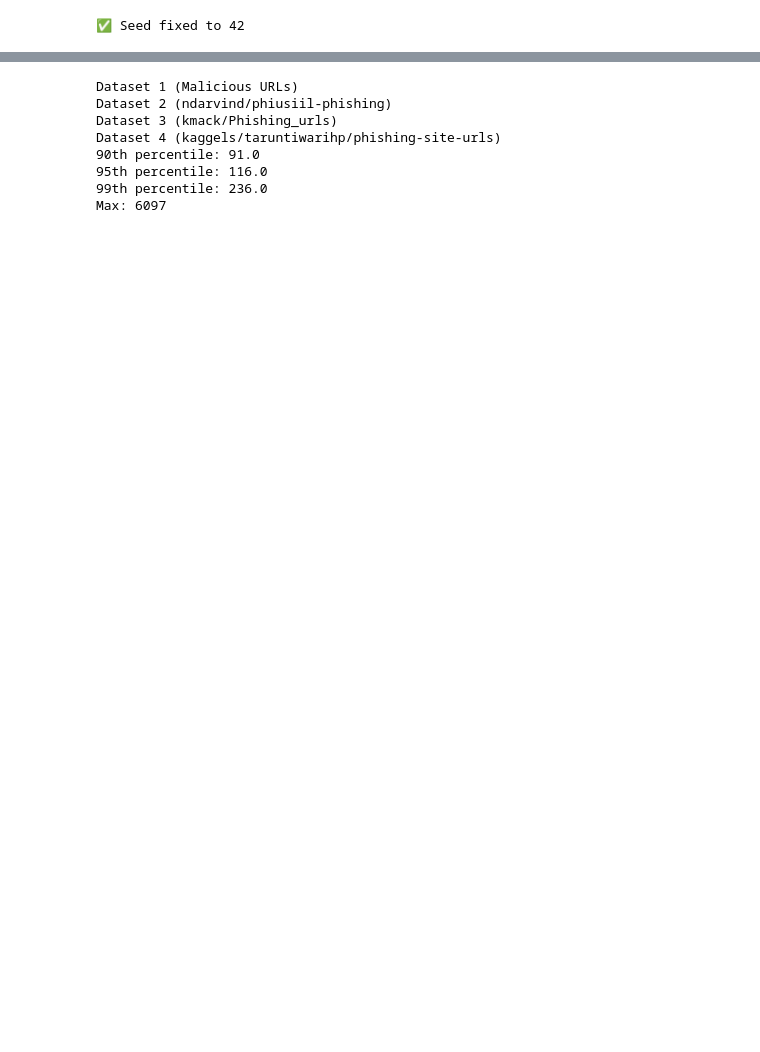
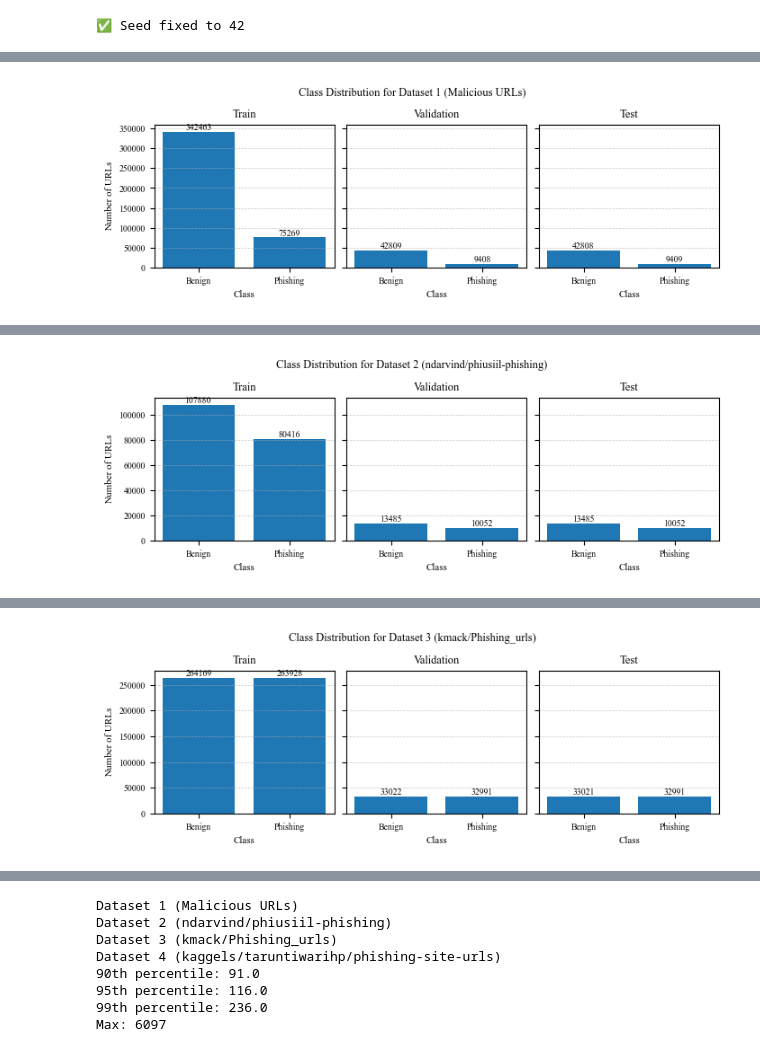
Before and after one commit to Ashutosh-Ranjan310106/Phishing_URL_classifier_using_nlp_feature_extraction, a Jupyter notebook: S02_exploratory_dataset_analysis.ipynb, the cells around one changed output, grey strips where cells are left out. Drawn from its saved outputs; the diff is of its cells as text; code cells hidden in the pictures; blank space fills up the shorter version.

```diff
--- a/S02_exploratory_dataset_analysis.ipynb
+++ b/S02_exploratory_dataset_analysis.ipynb
@@ -14,3 +14,80 @@ np.random.seed(seed)
 print(f"✅ Seed fixed to {seed}")
 # %% [output]
 ✅ Seed fixed to 42
+# %%
+import matplotlib.pyplot as plt
+import pandas as pd
+from S01_dataset_preprocessing_pipeline import all_dataset
+import matplotlib.pyplot as plt
+import numpy as np
+
+import matplotlib.pyplot as plt
+
+# IEEE-style global settings
+plt.rcParams.update({
+    "font.family": "serif",
+    "font.serif": ["Times New Roman"],
+    "font.size": 8,
+    "axes.labelsize": 8,
+    "axes.titlesize": 9,
+    "xtick.labelsize": 7,
+    "ytick.labelsize": 7,
+    "legend.fontsize": 7,
+})
+
+def draw_ieee_bargraphs_for_dataset(dataset_name, splits):
+    """
+    IEEE-style bar graphs for Benign vs Phishing
+    across Train / Validation / Test splits
+    """
+
+    split_names = ["Train", "Validation", "Test"]
+
+    # IEEE single-column width ≈ 3.5 inches
+    fig, axes = plt.subplots(
+        1, 3,
+        figsize=(7.0, 2.5),   # 2-column wide figure
+        sharey=True
+    )
+
+    for ax, split_name, df in zip(axes, split_names, splits):
+
+        benign = (df["label"] == 0).sum()
+        phishing = (df["label"] == 1).sum()
+
+        labels = ["Benign", "Phishing"]
+        values = [benign, phishing]
+
+        ax.bar(labels, values)
+        ax.set_title(split_name)
+        ax.set_xlabel("Class")
+        ax.grid(axis="y", linestyle="--", linewidth=0.5, alpha=0.7)
+
+        # Annotate bars
+        for i, v in enumerate(values):
+            ax.text(i, v, str(v), ha="center", va="bottom", fontsize=7)
+
+    axes[0].set_ylabel("Number of URLs")
+
+    fig.suptitle(
+        f"Class Distribution for {dataset_name}",
+        fontsize=9
+    )
+
+    plt.tight_layout(pad=0.8)
+    plt.show()
+
+gen = all_dataset()
+
+for name, splits in gen:
+    print(f"\n==============================")
+    print(f"DATASET: {name}")
+    print("==============================")
+
+    for split_name, df in zip(['train', 'valid', 'test'], splits):
+        safe = (df["label"] == 0).sum()
+        phish = (df["label"] == 1).sum()
+        print(f"{split_name.upper()} → Safe: {safe}, Phishing: {phish}")
+
+    draw_ieee_bargraphs_for_dataset(name, splits)
+# %% [output]
@@ -16,0 +100 @@ print(f"✅ Seed fixed to {seed}")
+[figure, added]
@@ -16,0 +107 @@ print(f"✅ Seed fixed to {seed}")
+[figure, added]
@@ -16,0 +114 @@ print(f"✅ Seed fixed to {seed}")
+[figure, added]
```
Also changed, not shown: parts of 3 cells of this notebook, 5 other files.
